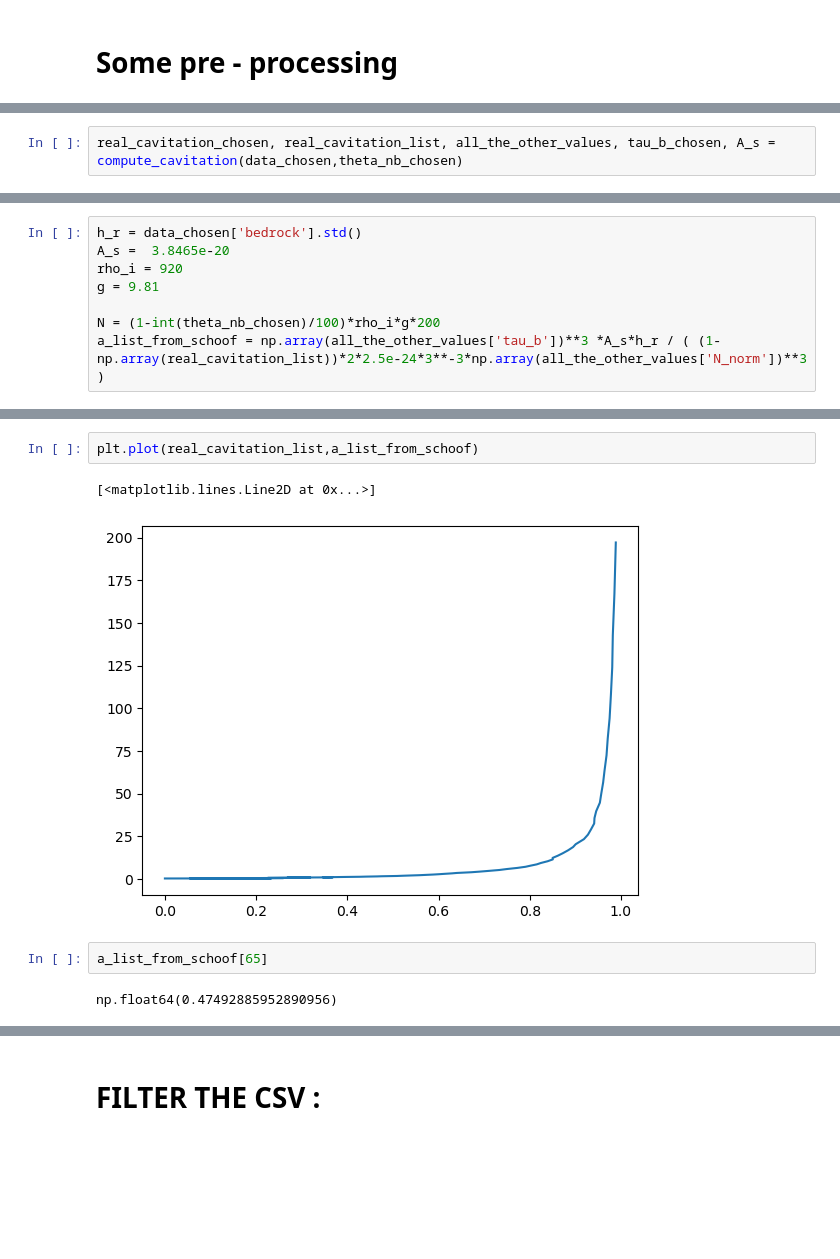
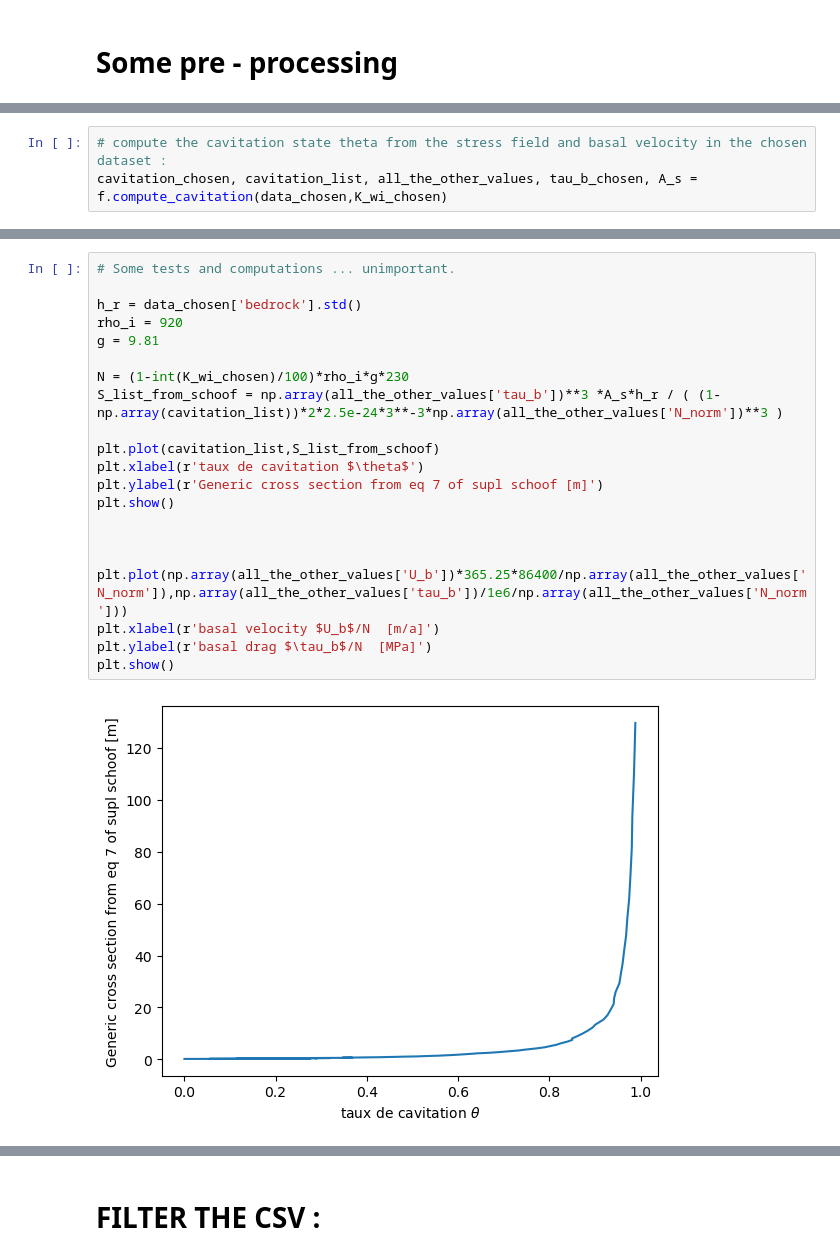
Before and after one commit to Felix-Gdd/cavity_waterflow, a Jupyter notebook: notebook_main_workflow.ipynb, the cells around one changed output, grey strips where cells are left out. Drawn from its saved outputs; the diff is of its cells as text; blank space fills up the shorter version.

```diff
--- a/notebook_main_workflow.ipynb
+++ b/notebook_main_workflow.ipynb
@@ -133,4 +54,5 @@ def compute_cavitation(data_c,theta_nb_c):
 # %%
-real_cavitation_chosen, real_cavitation_list, all_the_other_values, tau_b_chosen, A_s = compute_cavitation(data_chosen,theta_nb_chosen)
+# compute the cavitation state theta from the stress field and basal velocity in the chosen dataset :
+cavitation_chosen, cavitation_list, all_the_other_values, tau_b_chosen, A_s = f.compute_cavitation(data_chosen,K_wi_chosen)
 # %% [output]
 The found A_s is : 3.8465e-20 m s⁻¹ Pa^(-m)
@@ -138,8 +60,23 @@ The found A_s is : 3.8465e-20 m s⁻¹ Pa^(-m)
 # %%
+# Some tests and computations ... unimportant.
+
 h_r = data_chosen['bedrock'].std()
-A_s =  3.8465e-20
 rho_i = 920
 g = 9.81
 
-N = (1-int(theta_nb_chosen)/100)*rho_i*g*200
-a_list_from_schoof = np.array(all_the_other_values['tau_b'])**3 *A_s*h_r / ( (1-np.array(real_cavitation_list))*2*2.5e-24*3**-3*np.array(all_the_other_values['N_norm'])**3 )
+N = (1-int(K_wi_chosen)/100)*rho_i*g*230
+S_list_from_schoof = np.array(all_the_other_values['tau_b'])**3 *A_s*h_r / ( (1-np.array(cavitation_list))*2*2.5e-24*3**-3*np.array(all_the_other_values['N_norm'])**3 )
+
+plt.plot(cavitation_list,S_list_from_schoof)
+plt.xlabel(r'taux de cavitation $\theta$')
+plt.ylabel(r'Generic cross section from eq 7 of supl schoof [m]')
+plt.show()
+
+
+
+plt.plot(np.array(all_the_other_values['U_b'])*365.25*86400/np.array(all_the_other_values['N_norm']),np.array(all_the_other_values['tau_b'])/1e6/np.array(all_the_other_values['N_norm']))
+plt.xlabel(r'basal velocity $U_b$/N  [m/a]')
+plt.ylabel(r'basal drag $\tau_b$/N  [MPa]')
+plt.show()
+# %% [output]
+[figure, added]
@@ -146,9 +83,0 @@ a_list_from_schoof = np.array(all_the_other_values['tau_b'])**3 *A_s*h_r / ( (1-
-# %%
-plt.plot(real_cavitation_list,a_list_from_schoof)
-# %% [output]
-[<matplotlib.lines.Line2D at 0x...>]
-[figure, removed]
-# %%
-a_list_from_schoof[65]
-# %% [output]
-np.float64(0.47492885952890956)
```
Also changed, not shown: parts of 20 cells of this notebook, 1 other file.
